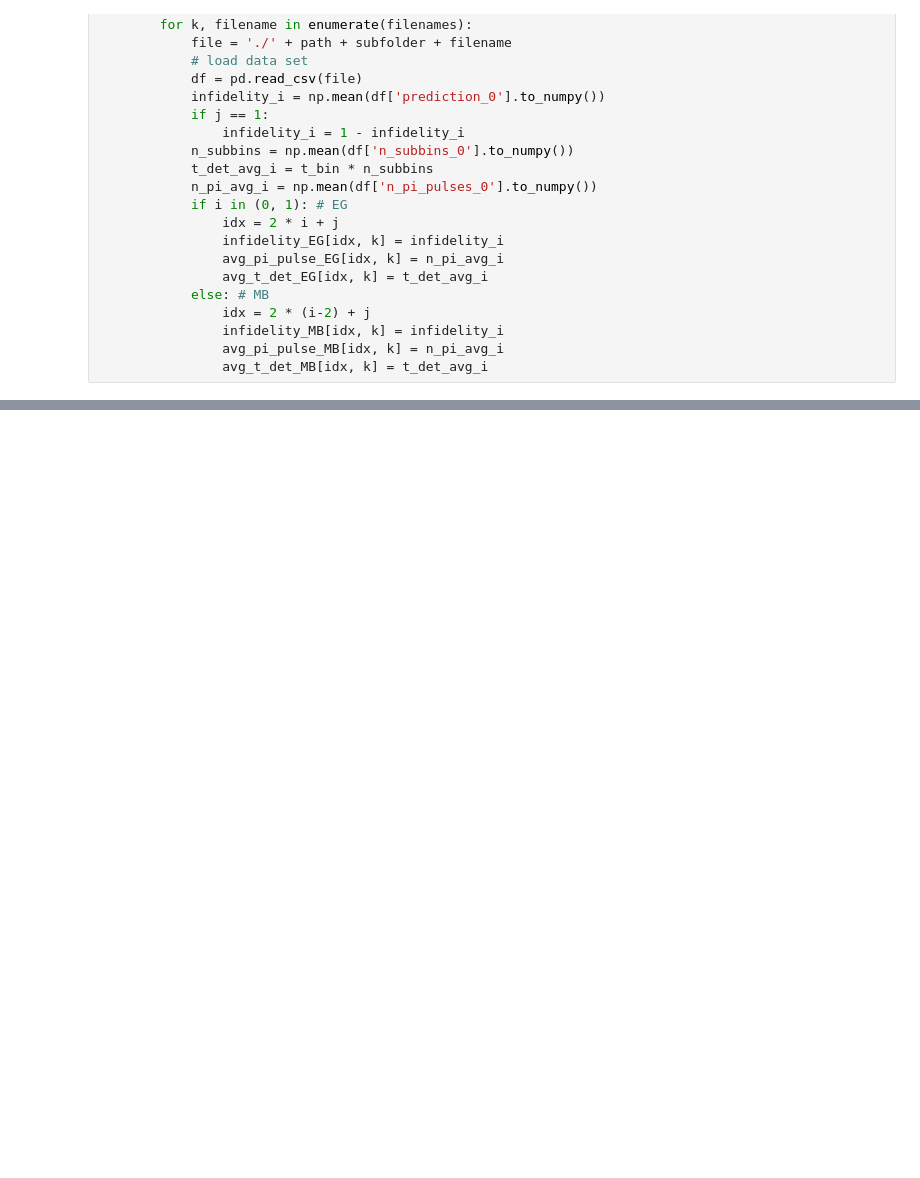
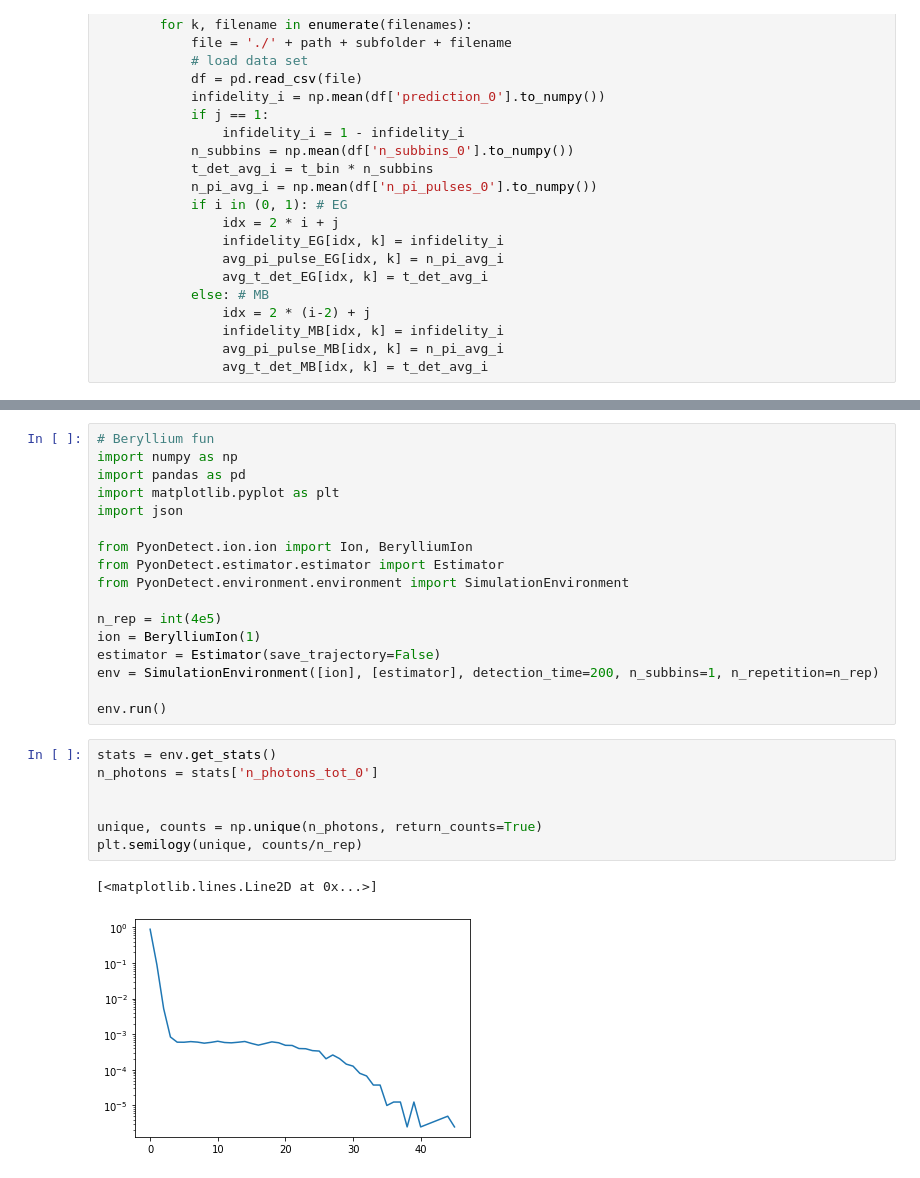
Before and after one commit to marti-m/ion-detect-mcmc, a Jupyter notebook: ion-detection-sim.ipynb, the cells around one changed output, grey strips where cells are left out. Saved outputs shown, nothing was run; the diff lists cells and outputs as text; blank space fills up the shorter version.

Commit message:
bug fix in trajectory, beryllium state transitions, added run for tests

```diff
--- a/ion-detection-sim.ipynb
+++ b/ion-detection-sim.ipynb
@@ -661,0 +749,27 @@ axs[0, 1].grid('all')
+# %%
+# Beryllium fun
+import numpy as np
+import pandas as pd
+import matplotlib.pyplot as plt
+import json
+
+from PyonDetect.ion.ion import Ion, BerylliumIon
+from PyonDetect.estimator.estimator import Estimator
+from PyonDetect.environment.environment import SimulationEnvironment
+
+n_rep = int(4e5)
+ion = BerylliumIon(1)
+estimator = Estimator(save_trajectory=False)
+env = SimulationEnvironment([ion], [estimator], detection_time=200, n_subbins=1, n_repetition=n_rep)
+
+env.run()
+# %%
+stats = env.get_stats()
+n_photons = stats['n_photons_tot_0']
+
+
+unique, counts = np.unique(n_photons, return_counts=True)
+plt.semilogy(unique, counts/n_rep)
+# %% [output]
+[<matplotlib.lines.Line2D at 0x...>]
+[figure, added]
```
Also changed, not shown: parts of 15 cells of this notebook, 4 other files.
